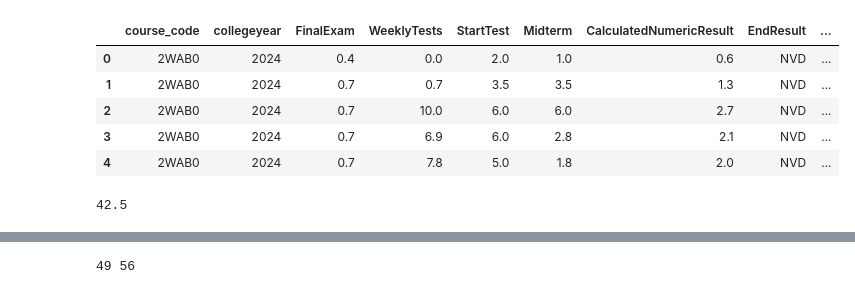
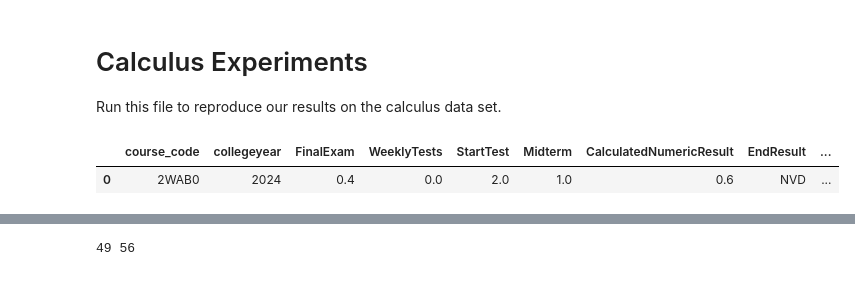
Before and after one commit to TvanGorcum/EMM_Group_4, a Jupyter notebook: inspect_private_calc.ipynb, the cells around one changed output, grey strips where cells are left out. Drawn from its saved outputs; the diff is of its cells as text; code cells hidden in the pictures.

```diff
--- a/inspect_private_calc.ipynb
+++ b/inspect_private_calc.ipynb
@@ -1,3 +1,6 @@
+# %% [markdown]
+# Calculus Experiments
+Run this file to reproduce our results on the calculus data set.
 # %%
 import pandas as pd
 import Experiment_calculus as exca
@@ -8,15 +11,7 @@ pd.set_option('display.max_colwidth', 200)
 pd.set_option('display.max_rows', 200)
 # %%
 dat = pd.read_csv("Data/Calc.csv")
-dat.head()
+dat.head(1)
 # %% [output]
 |  | course_code | collegeyear | FinalExam | WeeklyTests | StartTest | Midterm | CalculatedNumericResult | EndResult | ... |
 | 0 | 2WAB0 | 2024 | 0.4 | 0.0 | 2.0 | 1.0 | 0.6 | NVD | ... |
-| 1 | 2WAB0 | 2024 | 0.7 | 0.7 | 3.5 | 3.5 | 1.3 | NVD | ... |
-| 2 | 2WAB0 | 2024 | 0.7 | 10.0 | 6.0 | 6.0 | 2.7 | NVD | ... |
-| 3 | 2WAB0 | 2024 | 0.7 | 6.9 | 6.0 | 2.8 | 2.1 | NVD | ... |
-| 4 | 2WAB0 | 2024 | 0.7 | 7.8 | 5.0 | 1.8 | 2.0 | NVD | ... |
-# %%
-4250*0.01
-# %% [output]
-42.5
```
Also changed, not shown: parts of 9 cells of this notebook, 23 other files.
